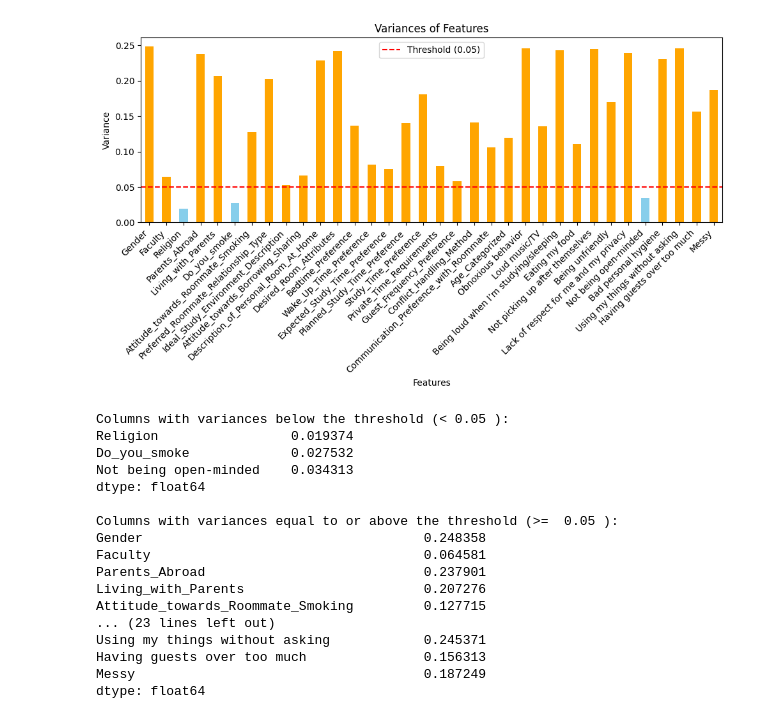
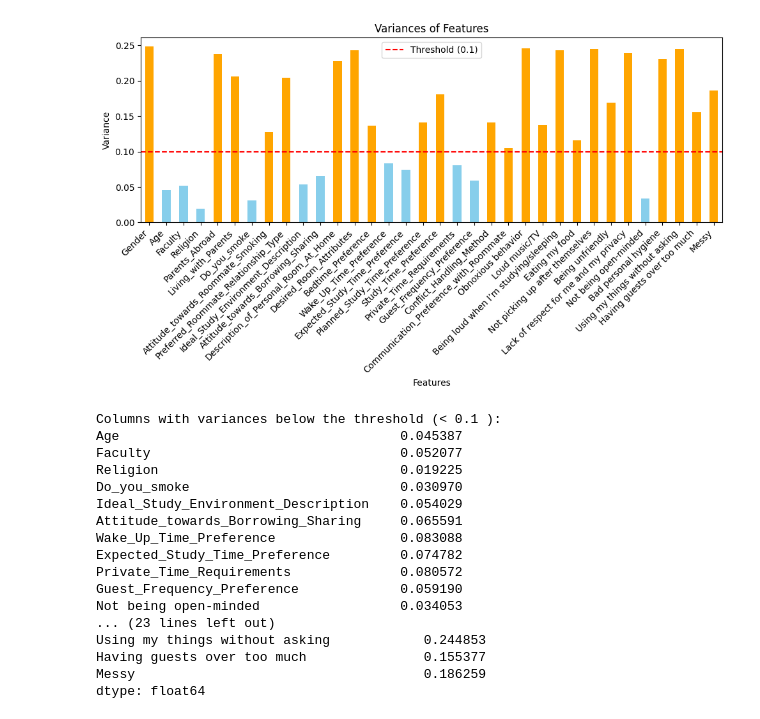
Before and after one commit to khaled-elsaeed/Roommate-Recommender, a Jupyter notebook: src/preprocessing/feature_engineering.ipynb, the cells around one changed output. Saved outputs shown, nothing was run; the diff lists cells and outputs as text; code cells hidden in the pictures.

```diff
--- a/src/preprocessing/feature_engineering.ipynb
+++ b/src/preprocessing/feature_engineering.ipynb
@@ -13,31 +16,35 @@ df.head()
 5 rows × 34 columns
+# %%
+# Normalize the data
+scaler = MinMaxScaler()
+data_normalized = pd.DataFrame(scaler.fit_transform(df), columns=df.columns)
 # %%
 import matplotlib.pyplot as plt
 
 # Define the threshold
-threshold = 0.05 # Adjust the threshold as needed
+threshold = 0.10 # Adjust the threshold as needed
 
 # Calculate variances of the features
-variances = df.var()
+variances = data_normalized.var()
 
 # Plot the variances
 plt.figure(figsize=(10, 6))
 variances.plot(kind='bar', color=['skyblue' if var < threshold else 'orange' for var in variances])
 plt.title('Variances of Features')
 plt.xlabel('Features')
 plt.ylabel('Variance')
 plt.xticks(rotation=45, ha='right')
 plt.axhline(y=threshold, color='red', linestyle='--', label=f'Threshold ({threshold})')
 plt.legend()
 plt.tight_layout()
 plt.show()
 # %% [output]
-[figure, old version]
+[figure, new version]
 # %%
 # Define the threshold
-threshold = 0.05
+threshold = 0.10
 
-variances = df.var()
+variances = data_normalized.var()
 
 low_threshold_columns = variances[variances < threshold]
 high_threshold_columns = variances[variances >= threshold]
@@ -48,21 +55,21 @@ print(low_threshold_columns)
 print("\nColumns with variances equal to or above the threshold (>= ", threshold, "):")
 print(high_threshold_columns)
 # %% [output]
-Columns with variances below the threshold (< 0.05 ):
-Religion                 0.019374
-Do_you_smoke             0.027532
-Not being open-minded    0.034313
+Columns with variances below the threshold (< 0.1 ):
+Age                                    0.045387
+Faculty                                0.052077
+Religion                               0.019225
+Do_you_smoke                           0.030970
+Ideal_Study_Environment_Description    0.054029
+Attitude_towards_Borrowing_Sharing     0.065591
+Wake_Up_Time_Preference                0.083088
+Expected_Study_Time_Preference         0.074782
+Private_Time_Requirements              0.080572
+Guest_Frequency_Preference             0.059190
+Not being open-minded                  0.034053
+... (23 lines left out)
+Using my things without asking            0.244853
+Having guests over too much               0.155377
+Messy                                     0.186259
 dtype: float64
-
-Columns with variances equal to or above the threshold (>=  0.05 ):
-Gender                                    0.248358
-Faculty                                   0.064581
-Parents_Abroad                            0.237901
-Living_with_Parents                       0.207276
-Attitude_towards_Roommate_Smoking         0.127715
-... (23 lines left out)
-Using my things without asking            0.245371
-Having guests over too much               0.156313
-Messy                                     0.187249
-dtype: float64
 # %%
```
Also changed, not shown: parts of 5 cells of this notebook, 4 other files.
